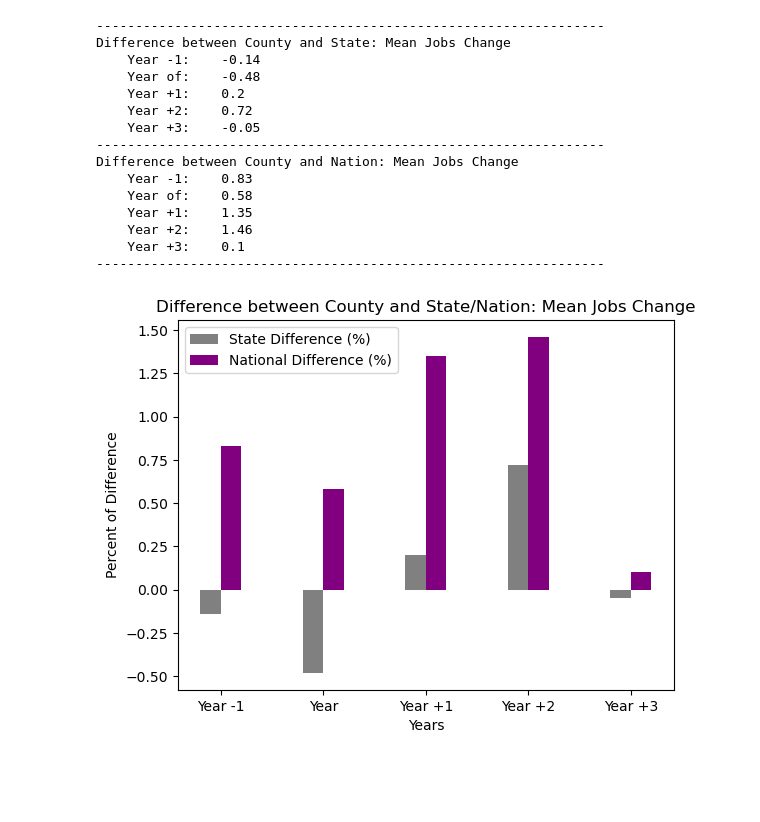
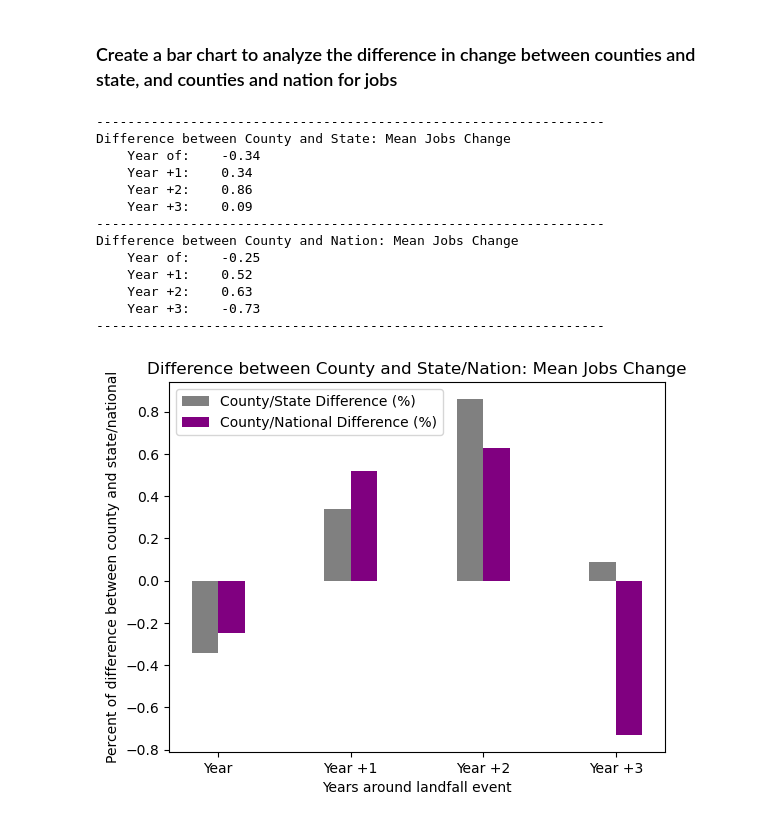
Before and after one commit to chrisadamsv/Dream-Team-Project1, a Jupyter notebook: Project_Data/Data_Analysis.ipynb, the cells around one changed output. Cells and saved outputs as stored; diff of their text form; code cells hidden in the pictures; blank space fills up the shorter version.

```diff
--- a/Project_Data/Data_Analysis.ipynb
+++ b/Project_Data/Data_Analysis.ipynb
@@ -57,0 +24,8 @@ bea_hpi_df.head()
+# %%
+# Upload formatted landfall dataset
+formatted_landfall_df = pd.read_csv("Resources/formatted_landfall.csv")
+
+# Upload formatted merged costliness and economic dataset
+costliness_bea_hpi_df = pd.read_csv('Output_CSVs/costliness_bea_hpi_data.csv')
+# Drop duplicates
+costliness_bea_hpi_df = costliness_bea_hpi_df.drop_duplicates(subset=['Storm Name','County'])
@@ -483,65 +506,75 @@ Mean Jobs Change by State
+# %% [markdown]
+### Create a bar chart to analyze the difference in change between counties and state, and counties and nation for jobs
 # %%
+# Calculate the difference in the 'Year -1' for state and county
 prev_state_jobs_dif = (prev_jobs_ac_mean-state_prev_jobs_ac_mean).round(2)
-state_jobs_dif = (jobs_ac_mean-state_jobs_ac_mean).round(2)
-state_jobs_dif1 = (jobs_ac1_mean-state_jobs_ac1_mean).round(2)
-state_jobs_dif2 = (jobs_ac2_mean-state_jobs_ac2_mean).round(2)
-state_jobs_dif3 = (jobs_ac3_mean-state_jobs_ac3_mean).round(2)
 
+# Subtract these values from the 'prev_state_jobs_dif' above to caluclate the difference in change
+state_jobs_dif = ((jobs_ac_mean-state_jobs_ac_mean)-prev_state_jobs_dif).round(2)
+state_jobs_dif1 = ((jobs_ac1_mean-state_jobs_ac1_mean)-prev_state_jobs_dif).round(2)
+state_jobs_dif2 = ((jobs_ac2_mean-state_jobs_ac2_mean)-prev_state_jobs_dif).round(2)
+state_jobs_dif3 = ((jobs_ac3_mean-state_jobs_ac3_mean)-prev_state_jobs_dif).round(2)
+
+# Calculate the difference in the 'Year -1' for state and county
 prev_nat_jobs_dif = (prev_jobs_ac_mean-nat_prev_jobs_ac_mean).round(2)
-nat_jobs_dif = (jobs_ac_mean-nat_jobs_ac_mean).round(2)
-nat_jobs_dif1 = (jobs_ac1_mean-nat_jobs_ac1_mean).round(2)
-nat_jobs_dif2 = (jobs_ac2_mean-nat_jobs_ac2_mean).round(2)
-nat_jobs_dif3 = (jobs_ac3_mean-nat_jobs_ac3_mean).round(2)
 
+# Subtract these values from the 'prev_nat_jobs_dif' above to caluclate the difference in change
+nat_jobs_dif = ((jobs_ac_mean-nat_jobs_ac_mean)-prev_nat_jobs_dif).round(2)
+nat_jobs_dif1 = ((jobs_ac1_mean-nat_jobs_ac1_mean)-prev_nat_jobs_dif).round(2)
+nat_jobs_dif2 = ((jobs_ac2_mean-nat_jobs_ac2_mean)-prev_nat_jobs_dif).round(2)
+nat_jobs_dif3 = ((jobs_ac3_mean-nat_jobs_ac3_mean)-prev_nat_jobs_dif).round(2)
+
+# Print results
 print('-----------------------------------------------------------------')
 print('Difference between County and State: Mean Jobs Change')
-print(f'    Year -1:    {prev_state_jobs_dif}')
 print(f'    Year of:    {state_jobs_dif}')
 print(f'    Year +1:    {state_jobs_dif1}')
 print(f'    Year +2:    {state_jobs_dif2}')
 print(f'    Year +3:    {state_jobs_dif3}')
 print('-----------------------------------------------------------------')
 print('Difference between County and Nation: Mean Jobs Change')
-print(f'    Year -1:    {prev_nat_jobs_dif}')
 print(f'    Year of:    {nat_jobs_dif}')
 print(f'    Year +1:    {nat_jobs_dif1}')
 print(f'    Year +2:    {nat_jobs_dif2}')
 print(f'    Year +3:    {nat_jobs_dif3}')
 print('-----------------------------------------------------------------')
 
-bars = ['Year -1','Year','Year +1','Year +2','Year +3']
-state_jobs_difs = [prev_state_jobs_dif,state_jobs_dif,state_jobs_dif1,state_jobs_dif2,state_jobs_dif3]
-nat_jobs_difs = [prev_nat_jobs_dif,nat_jobs_dif,nat_jobs_dif1,nat_jobs_dif2,nat_jobs_dif3]
+# Create a list for the bars in the graph below
+bars = ['Year','Year +1','Year +2','Year +3']
 
+# Create lists to store the data created above
+state_jobs_difs = [state_jobs_dif,state_jobs_dif1,state_jobs_dif2,state_jobs_dif3]
+nat_jobs_difs = [nat_jobs_dif,nat_jobs_dif1,nat_jobs_dif2,nat_jobs_dif3]
+
+# Plot a bar chart for the data above
 x_axis = np.arange(len(bars))
+plt.bar(x_axis - 0.1, state_jobs_difs, 0.2,color='gray', label = 'County/State Difference (%)')
+plt.bar(x_axis + 0.1, nat_jobs_difs,0.2, color='purple',label = 'County/National Difference (%)')
 
-plt.bar(x_axis - 0.1, state_jobs_difs, 0.2,color='gray', label = 'State Difference (%)')
-plt.bar(x_axis + 0.1, nat_jobs_difs,0.2, color='purple',label = 'National Difference (%)')
-
+# Format the bar chart
 plt.xticks(x_axis, bars)
-plt.xlabel("Years")
-plt.ylabel("Percent of Difference")
+plt.xlabel("Years around landfall event")
+plt.ylabel("Percent of difference between county and state/national")
 plt.title("Difference between County and State/Nation: Mean Jobs Change")
 plt.legend()
 
-#Save the figure
-plt.savefig('Graphs/jobs_bar.png')
+# Save the figure
+plt.savefig('Output_Data_Charts/jobs_bar.png')
 
+# Show the chart
 plt.show()
 # %% [output]
 -----------------------------------------------------------------
 Difference between County and State: Mean Jobs Change
-    Year -1:    -0.14
-    Year of:    -0.48
-    Year +1:    0.2
-    Year +2:    0.72
-    Year +3:    -0.05
+    Year of:    -0.34
+    Year +1:    0.34
+    Year +2:    0.86
+    Year +3:    0.09
 -----------------------------------------------------------------
 Difference between County and Nation: Mean Jobs Change
-    Year -1:    0.83
-    Year of:    0.58
-    Year +1:    1.35
-    Year +2:    1.46
-    Year +3:    0.1
+    Year of:    -0.25
+    Year +1:    0.52
+    Year +2:    0.63
+    Year +3:    -0.73
 -----------------------------------------------------------------
-[figure, old version]
+[figure, new version]
```
Also changed, not shown: parts of 23 cells of this notebook, 26 other files.
